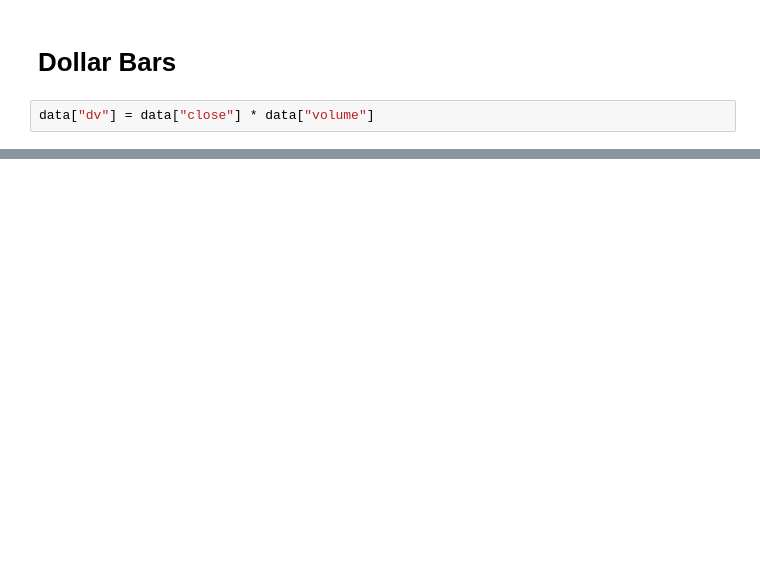
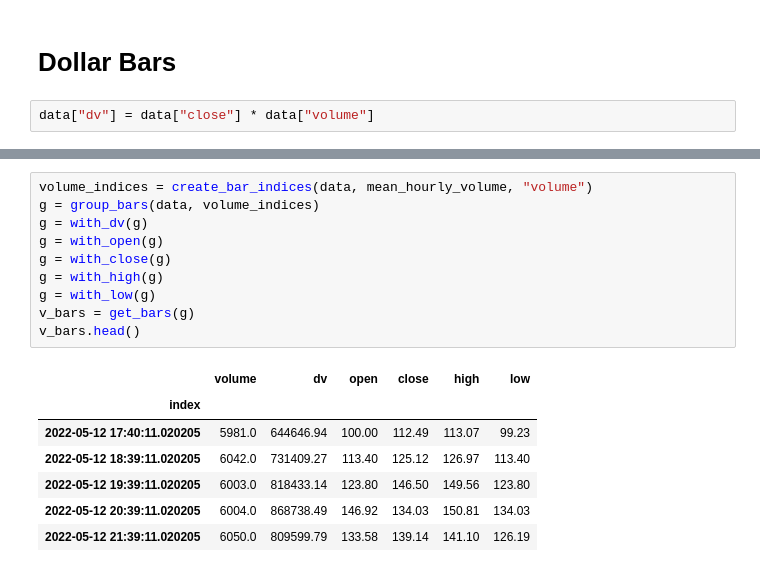
Before and after one commit to maxgao18/AFML, a Jupyter notebook: 2.1.ipynb, the cells around one changed output, grey strips where cells are left out. Cells and saved outputs as stored; diff of their text form; blank space fills up the shorter version.

```diff
--- a/2.1.ipynb
+++ b/2.1.ipynb
@@ -99,0 +123,18 @@ mplf.plot(dv_bars, type="candle", style="charles", figsize=(15,7), volume=True)
+# %%
+volume_indices = create_bar_indices(data, mean_hourly_volume, "volume")
+g = group_bars(data, volume_indices)
+g = with_dv(g)
+g = with_open(g)
+g = with_close(g)
+g = with_high(g)
+g = with_low(g)
+v_bars = get_bars(g)
+v_bars.head()
+# %% [output]
+|  | volume | dv | open | close | high | low |
+| index |  |  |  |  |  |  |
+| 2022-05-12 17:40:11.020205 | 5981.0 | 644646.94 | 100.00 | 112.49 | 113.07 | 99.23 |
+| 2022-05-12 18:39:11.020205 | 6042.0 | 731409.27 | 113.40 | 125.12 | 126.97 | 113.40 |
+| 2022-05-12 19:39:11.020205 | 6003.0 | 818433.14 | 123.80 | 146.50 | 149.56 | 123.80 |
+| 2022-05-12 20:39:11.020205 | 6004.0 | 868738.49 | 146.92 | 134.03 | 150.81 | 134.03 |
+| 2022-05-12 21:39:11.020205 | 6050.0 | 809599.79 | 133.58 | 139.14 | 141.10 | 126.19 |
```
Also changed, not shown: parts of 12 cells of this notebook.
